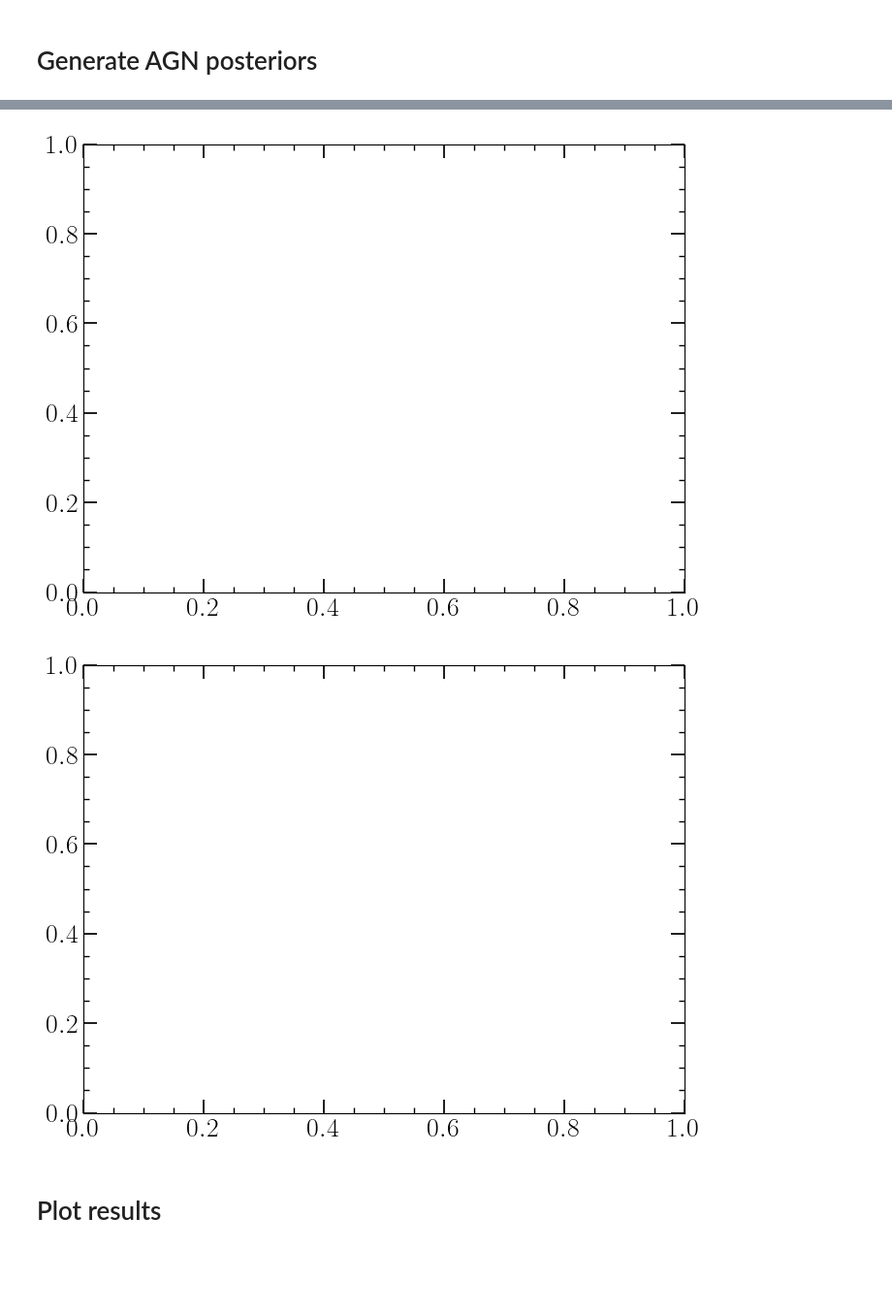
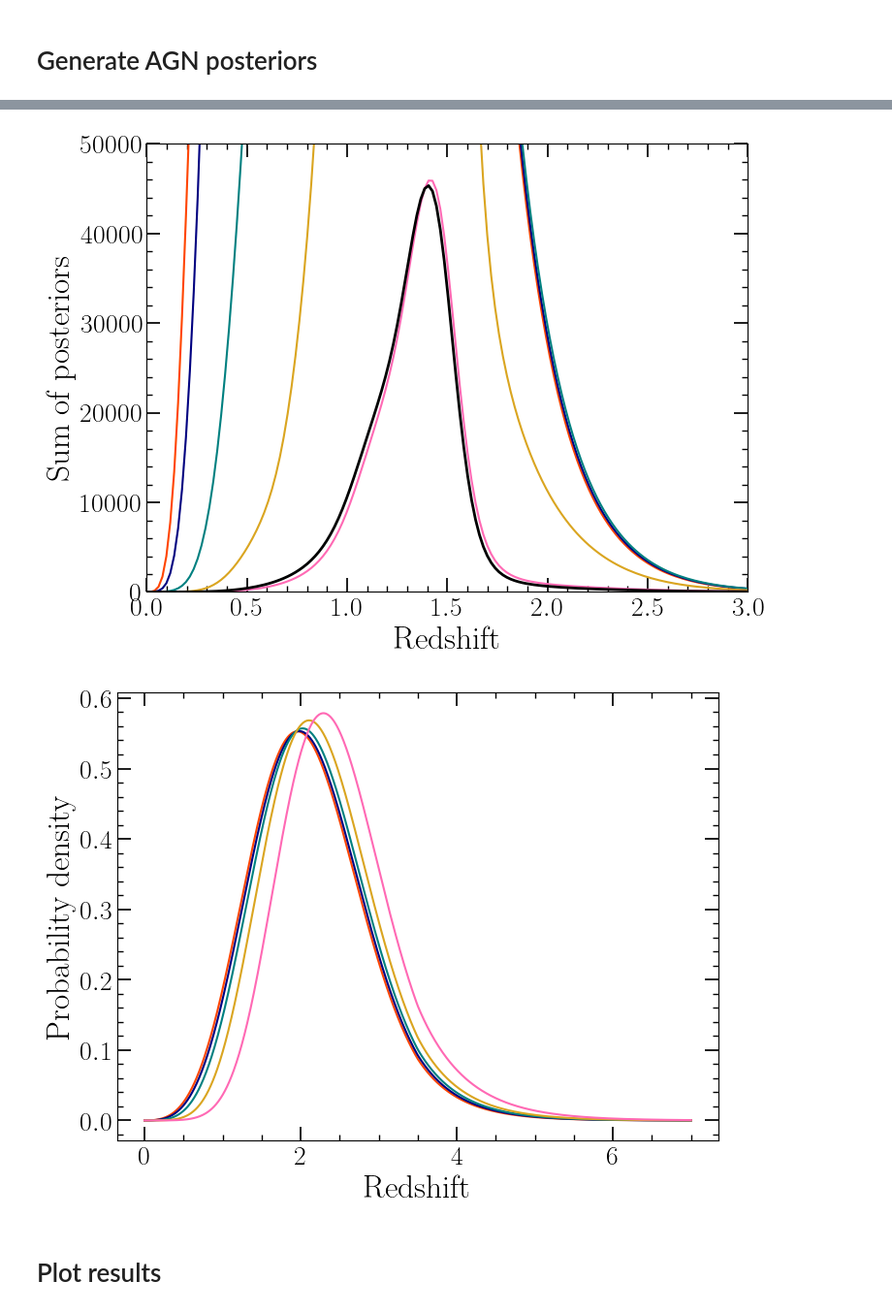
Before and after one commit to LucasPouw/darksirenpop, a Jupyter notebook: p26_qlfs.ipynb, the cells around one changed output, grey strips where cells are left out. Shown at 97% size. Drawn from its saved outputs; the diff is of its cells as text; code cells hidden in the pictures; blank space fills up the shorter version.

Commit message:
qlfs handling updated, todo: L-informed z-posteriors

```diff
--- a/p26_qlfs.ipynb
+++ b/p26_qlfs.ipynb
@@ -206,11 +285,8 @@ Loading AGN redshift distribution calculated from QLF from file: /home/lucas/Doc
 # %%
-CATALOG_PATH = "/home/lucas/Documents/PhD/Quaia_z15.csv"
+for qlf in ['kulkarni']:  # 'shenA', 'shenB',
+    for thresh in [46.5]:#LOG10_LBOL_THRESHES:
 
-for QLF in ['shenA', 'shenB', 'kulkarni']:
-
-    for thresh in L_threshes:
-
-        df = pd.read_csv(CATALOG_PATH)
+        df = pd.read_csv(QUAIA_PATH)
         cols = ["redshift_quaia", "redshift_quaia_err", "ra", "dec", "b", "loglbol_corr"]
         data = df[cols]
         b              = data["b"].to_numpy()
@@ -221,9 +297,12 @@ for QLF in ['shenA', 'shenB', 'kulkarni']:
         agn_redshift       = data["redshift_quaia"].to_numpy()[outside_galactic_plane & above_lbol_thresh]
         agn_redshift_err   = data["redshift_quaia_err"].to_numpy()[outside_galactic_plane & above_lbol_thresh]
 
-        filename = f'./quaia_testing_{thresh}_{QLF}.hdf5'
+        filename = f'./quaia_testing_{thresh}_{qlf}.hdf5'
 
-        AGN_ZPRIOR = f'{thresh}_{QLF}'
+        AGN_ZPRIOR = f'{thresh}_{qlf}'
         AGN_ZPRIOR_FUNCTION = get_agn_zprior()
+
+        SoP_lum_informed = compute_and_save_posteriors_hdf5_lum_informed_prior(filename=None, all_agn_z=agn_redshift, all_agn_z_err=agn_redshift_err, all_agn_Lbol=loglbol_corr, n_norm=128+1)
+
         # compute_and_save_posteriors_hdf5(filename, agn_redshift, agn_redshift_err)
 # %% [output]
@@ -284,4 +310,18 @@ plt.show()
 # %%
+def get_label_linestyle(qlf):
+    if qlf == 'shenA':
+        linestyle = 'dotted'
+        label = 'Shen+2020 A'
+    elif qlf == 'shenB':
+        linestyle = 'dashed'
+        label = 'Shen+2020 B'
+    elif qlf == 'kulkarni':
+        linestyle = 'solid'
+        label = 'Kulkarni+2019'
+    else:
+        sys.exit(f'Do not recognize QLF: {qlf}')
+    return label, linestyle
+
 def get_SoP(L_threshes, QLF, dir='./quaia_testing'):
     '''
     Get sums of posteriors for luminosity thresholds and specified QLF
@@ -299,31 +339,28 @@ def get_SoP(L_threshes, QLF, dir='./quaia_testing'):
 fig1, ax1 = plt.subplots(figsize=(8,6))
 fig2, ax2 = plt.subplots(figsize=(8,6))
 
-for QLF in ['shenA', 'shenB', 'kulkarni']:
+for qlf in ['kulkarni']:  # 'shenA', 'shenB',
 
-    if QLF == 'shenA':
-        linestyle = 'solid'
-        label = 'Shen+2020 A'
-    elif QLF == 'shenB':
-        linestyle = 'dashed'
-        label = 'Shen+2020 B'
-    elif QLF == 'kulkarni':
-        linestyle = 'dotted'
-        label = 'Kulkarni+2019'
-    else:
-        sys.exit(f'Do not recognize QLF: {QLF}')
+    label, linestyle = get_label_linestyle(qlf)
 
-    SoP44_5, SoP45_0, SoP45_5, SoP46_0, SoP46_5 = get_SoP(L_threshes, QLF)
+    SoP44_5, SoP45_0, SoP45_5, SoP46_0, SoP46_5 = get_SoP(LOG10_LBOL_THRESHES, qlf)
 
     for i, SoP in enumerate([SoP44_5, SoP45_0, SoP45_5, SoP46_0, SoP46_5]):
         ax1.plot(Z_INTEGRAL_AX, SoP, color=COLORS[i], linestyle=linestyle)
 
-    for i, thresh in enumerate(L_threshes):
-        AGN_ZPRIOR = f'{thresh}_{QLF}'
+    ax1.plot(Z_INTEGRAL_AX, SoP_lum_informed, color='black', linestyle=linestyle, linewidth=2)
+    ax1.set_ylim(0, 50000)
+
+    for j, thresh in enumerate(LOG10_LBOL_THRESHES):
+        AGN_ZPRIOR = f'{thresh}_{qlf}'
         AGN_ZPRIOR_FUNCTION = get_agn_zprior()
-        ax2.plot(np.linspace(1e-4, 7, 1000), AGN_ZPRIOR_FUNCTION(np.linspace(1e-4, 7, 1000)), color=COLORS[i], linestyle=linestyle)
+        ax2.plot(np.linspace(1e-4, 7, 1000), AGN_ZPRIOR_FUNCTION(np.linspace(1e-4, 7, 1000)), color=COLORS[j], linestyle=linestyle)
 
 ax1.set_xlim(0, 3)
+ax1.set_xlabel('Redshift')
+ax2.set_xlabel('Redshift')
+ax1.set_ylabel('Sum of posteriors')
+ax2.set_ylabel('Probability density')
 # ax1.semilogy()
 plt.show()
 # %% [output]
@@ -331,5 +372,5 @@ FileNotFoundError: [Errno 2] Unable to synchronously open file (unable to open f
-[figure, old version]
+[figure, new version]
-[figure, old version]
+[figure, new version]
 # %% [markdown]
 # Plot results
 # %%
```
Also changed, not shown: parts of 24 cells of this notebook, 3 other files.
